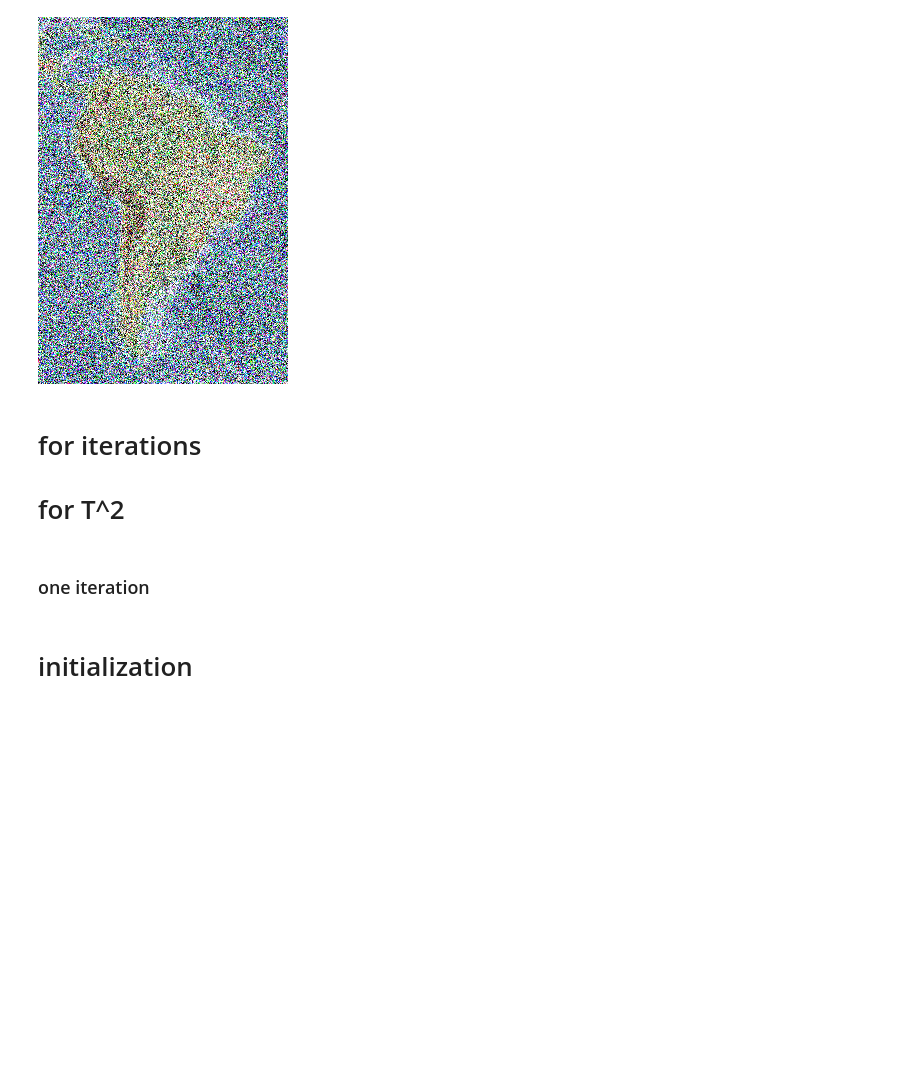
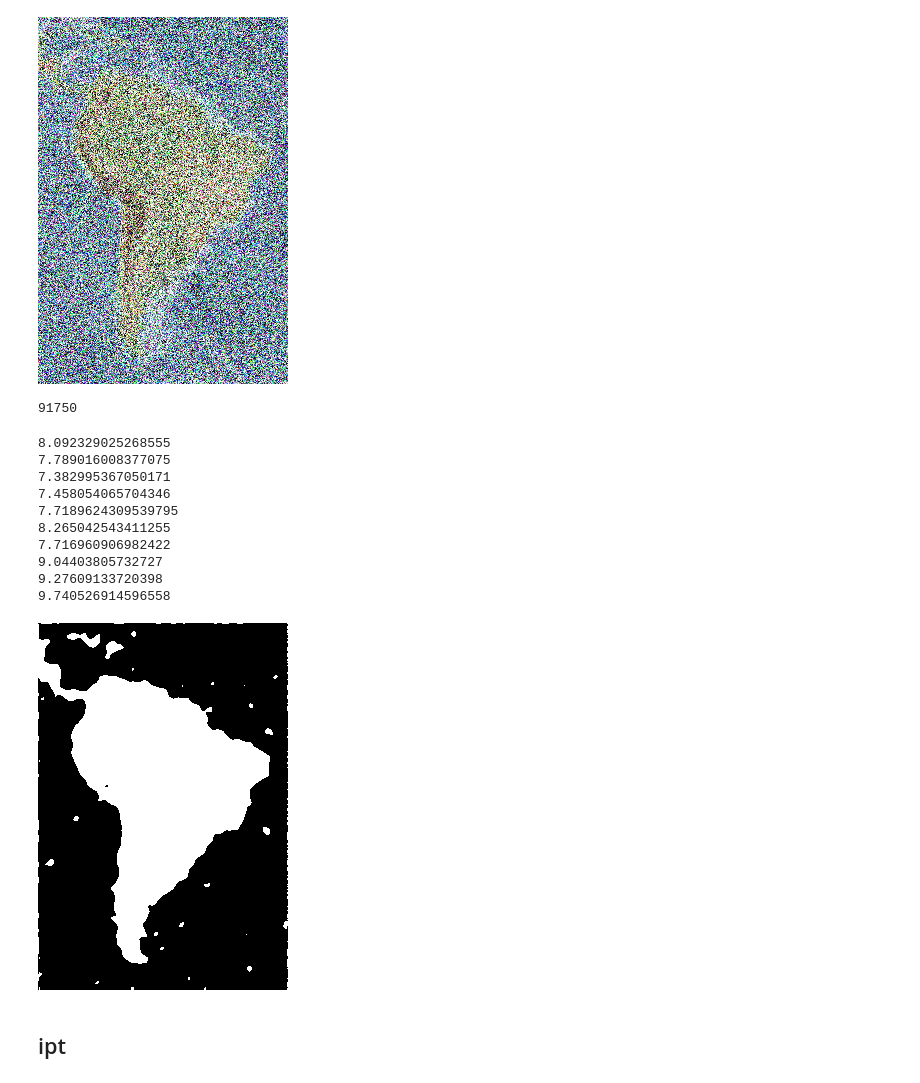
Before and after one commit to kkuchynskyi/lab2_perception, a Jupyter notebook: main.ipynb, the cells around one changed output. Drawn from its saved outputs; the diff is of its cells as text; code cells hidden in the pictures; blank space fills up the shorter version.

```diff
--- a/main.ipynb
+++ b/main.ipynb
@@ -20,10 +131,53 @@ img_
 # %% [output]
 (367, 250, 3)
 [figure]
-# %% [markdown]
-# for iterations
-# for T^2
-# %% [markdown]
-### one iteration
+# %%
+N = 4
+alpha = 1.25
+g = alpha*g
+print(img_h*img_w)
+phi = np.zeros((img_h*img_w, N, 2), dtype=np.float32)
+# %% [output]
+91750
+# %%
+def q(k, t):
+    # column index
+    i = t // img_w
+    # row index
+    j = t % img_w
+
+    if (img[i, j, 1] > img[i, j, 2]):
+        return -int(1 != k)
+    elif (img[i, j, 1] < img[i, j, 2]):
+        return -int(0 != k)
+    else:
+        return 0
+
+
+for i in range(10):
+    start_time = time.time()
+    # loop thoughr column
+    for t in range(img_w*img_h):
+        # for each k
+        for k in range(2):
+            best_ks = calculate_k(t, k)
+            c = calculate_c(best_ks, t, k)
+            update_phi(best_ks, c, t, k)
+    end_time = time.time()
+    print(end_time - start_time)
+mask = predict()
+Image.fromarray((mask*255).astype(np.uint8))
+# %% [output]
+8.092329025268555
+7.789016008377075
+7.382995367050171
+7.458054065704346
+7.7189624309539795
+8.265042543411255
+7.716960906982422
+9.04403805732727
+9.27609133720398
+9.740526914596558
+[figure, added]
 # %% [markdown]
-# initialization
+## ipt
```
Also changed, not shown: parts of 10 cells of this notebook.
